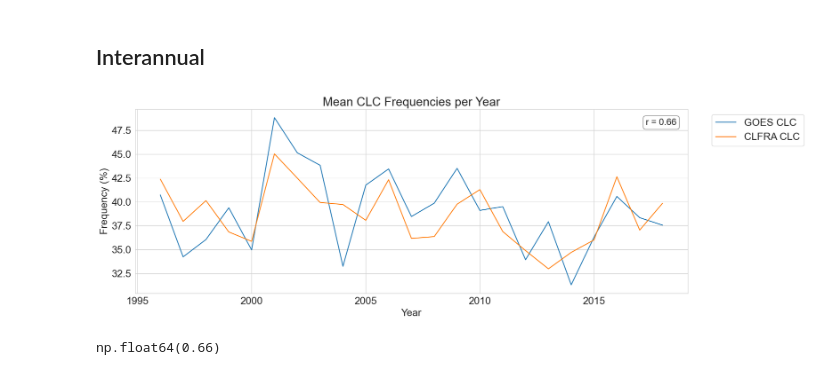
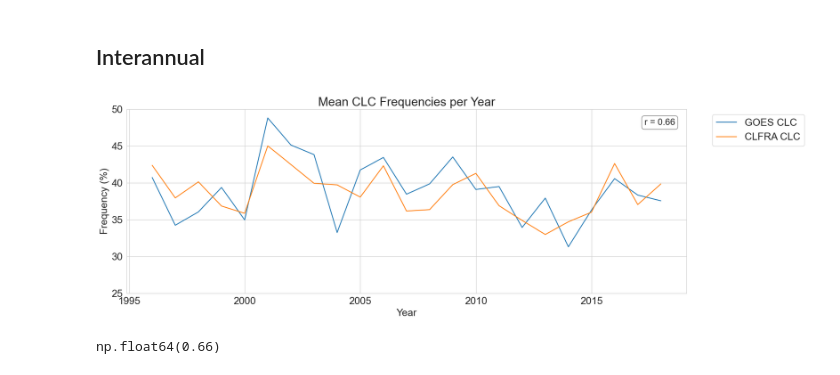
Before and after one commit to UCSB-NRS/sci-wrf-analysis, a Jupyter notebook: notebooks/wrf-goes-low-clouds-cldfra.ipynb, the cells around one changed output. Saved outputs shown, nothing was run; the diff lists cells and outputs as text; code cells hidden in the pictures.

```diff
--- a/notebooks/wrf-goes-low-clouds-cldfra.ipynb
+++ b/notebooks/wrf-goes-low-clouds-cldfra.ipynb
@@ -642,34 +582,35 @@ df_gp = ds_gp[['goes_binary', 'cldfra_binary', 'match']].to_dataframe()
 correlation = round(np.corrcoef(df_gp['goes_binary'], df_gp['cldfra_binary'])[0,1],2)
 
 fig, ax = plt.subplots(figsize=(18,6))
 sns.lineplot(data=df_gp,
              x='year',
              y='goes_binary',
              label='GOES CLC')
 sns.lineplot(data=df_gp,
              x='year',
              y='cldfra_binary',
              label='CLFRA CLC')
 #sns.lineplot(data=df_gp,
 #            x='year',
 #            y='match',
 #            label='Match Frequency')
 ax.set(title='Mean CLC Frequencies per Year',
        xlabel='Year',
        ylabel='Frequency (%)')
 plt.legend(loc='upper right', bbox_to_anchor=(1.22, 1))
 # Add annotation
 ax.text(0.98, 0.95, f'r = {correlation:.2f}',
         transform=ax.transAxes,
         ha='right', va='top',
         fontsize=16, bbox=dict(boxstyle='round,pad=0.3', facecolor='white', edgecolor='gray'))
+ax.set_ylim(25,50)
 
 
 plt.tight_layout()
 
 plt.show()
 # %% [output]
-[figure, old version]
+[figure, new version]
 # %%
 round(np.corrcoef(df_gp['goes_binary'], df_gp['cldfra_binary'])[0,1],2)
 # %% [output]
```
Also changed, not shown: parts of 18 cells of this notebook, 6 other files.
